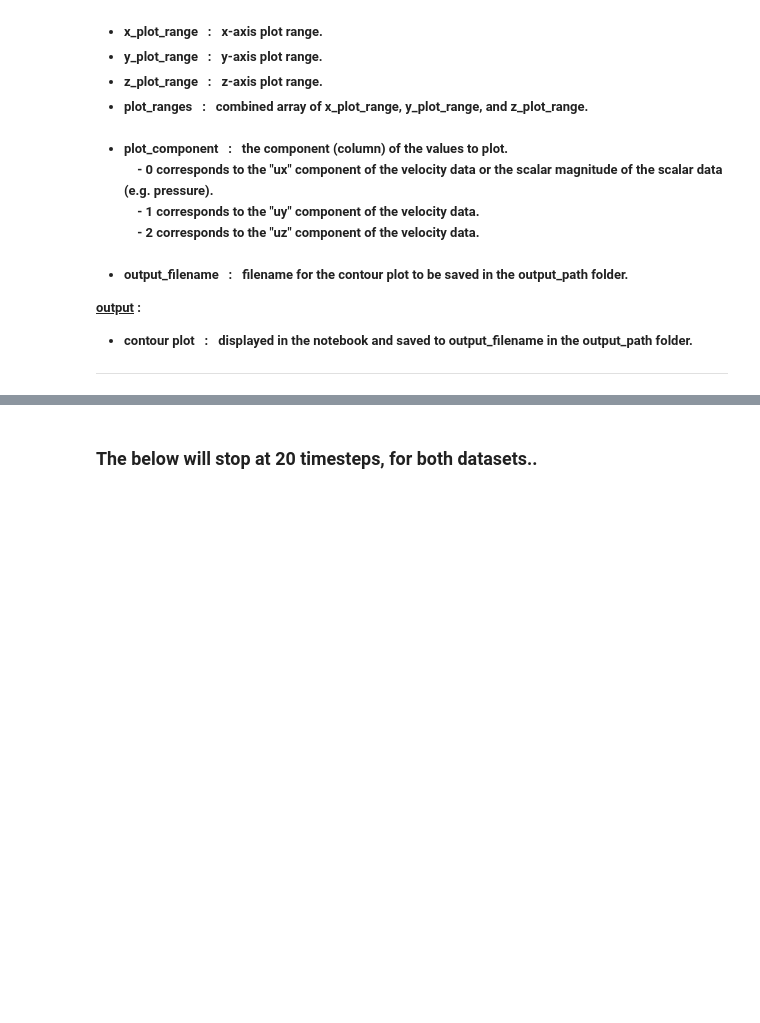
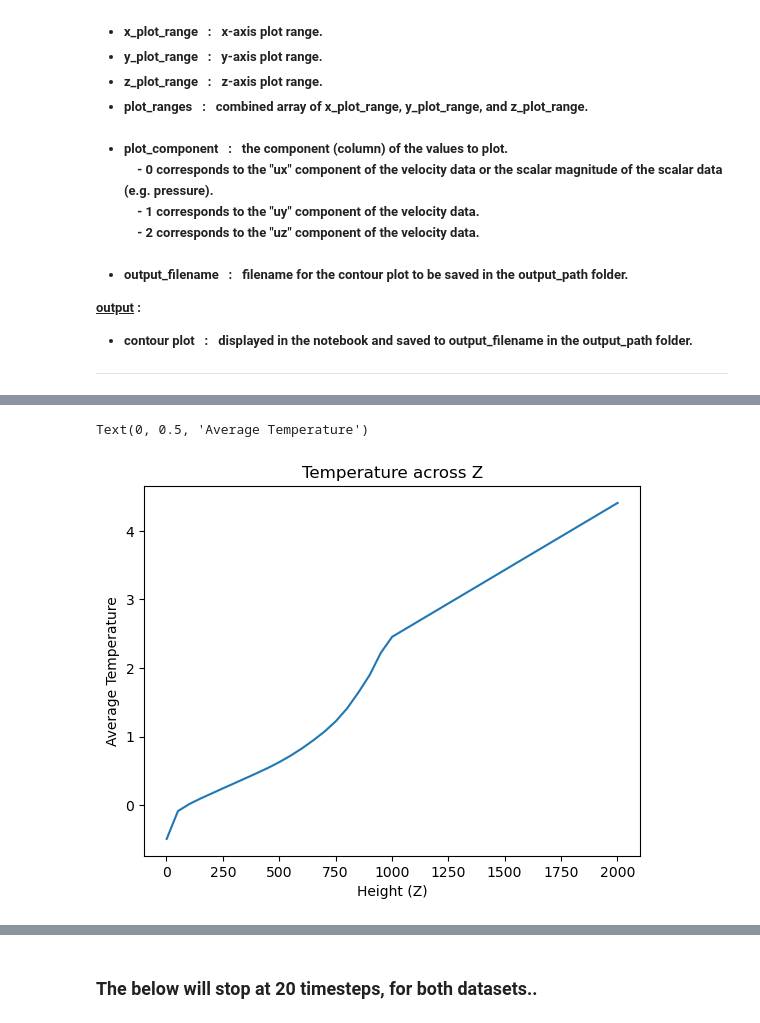
Before and after one commit to ariellubonja/visualize-turbulence-data, a Jupyter notebook: Getcutout_JHTDB_2-SciServer.ipynb, the cells around one changed output, grey strips where cells are left out. Drawn from its saved outputs; the diff is of its cells as text; code cells hidden in the pictures; blank space fills up the shorter version.

```diff
--- a/Getcutout_JHTDB_2-SciServer.ipynb
+++ b/Getcutout_JHTDB_2-SciServer.ipynb
@@ -336,0 +382,25 @@ contour plot created successfully.
+# %%
+xy_means = []
+
+for i in range(1, 2049, 50):
+    variable = 'temperature'
+    timepoint = 1
+
+    x_range = [1, 2048]
+    y_range = [1, 2048]
+    z_range = [i, i]
+
+    x_stride = 1
+    y_stride = 1
+    z_stride = 1
+
+    """
+    use the tools and processing gizmos.
+    """
+    # combine all of the axis data together for simplicity.
+    axes_ranges = np.array([x_range, y_range, z_range])
+    strides = np.array([x_stride, y_stride, z_stride])
+
+    # process a brick cutout.
+    result = getCutout(dataset, variable, timepoint, axes_ranges, strides)
+    xy_means.append(result.mean())
@@ -336,0 +425,15 @@ contour plot created successfully.
+# %%
+a = [i.to_array().item() for i in xy_means]
+# a
+# %%
+from matplotlib import pyplot as plt
+
+plt.plot(list(range(1, 2049, 50)), a)
+
+plt.title("Temperature across Z")
+
+plt.xlabel("Height (Z)")
+plt.ylabel("Average Temperature")
+# %% [output]
+Text(0, 0.5, 'Average Temperature')
+[figure, added]
```
Also changed, not shown: parts of 10 cells of this notebook, 1 other file.
